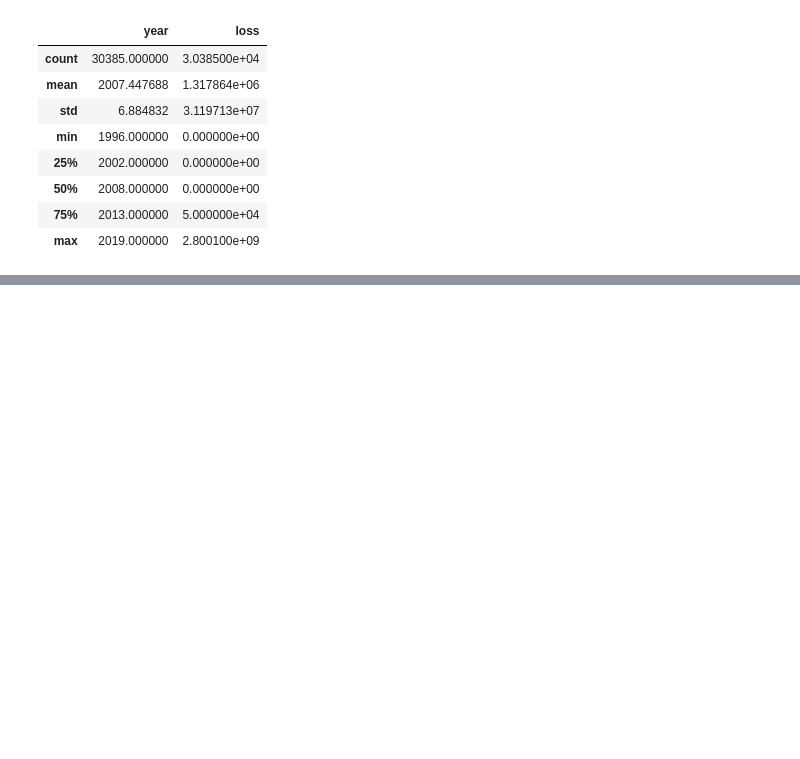
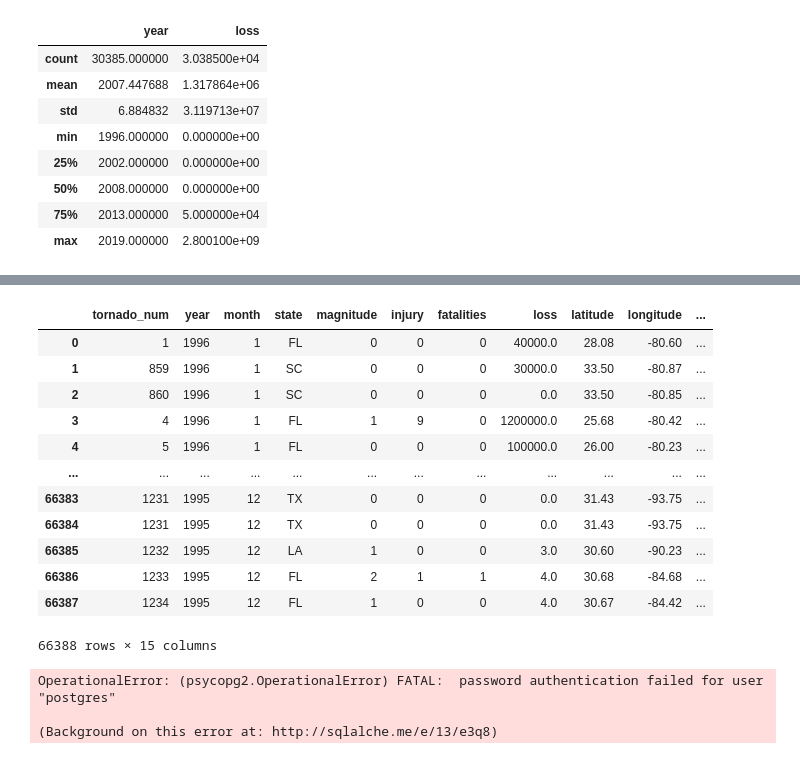
Before and after one commit to terrilvallikalam/Project2-NaturalDisaSTARS, a Jupyter notebook: Data_Cleaning.ipynb, the cells around one changed output, grey strips where cells are left out. Cells and saved outputs as stored; diff of their text form; code cells hidden in the pictures; blank space fills up the shorter version.

Commit message:
dataframe cleaned, need to finish postgres connection code

```diff
--- a/Data_Cleaning.ipynb
+++ b/Data_Cleaning.ipynb
@@ -80,8 +82,8 @@ tornado_df
 # %%
 # Check that all loss values are integers by filtered years
 less1996 = tornado_df.loc[(tornado_df["year"] < 1996)]
-less1996 = less1996[["year", "loss"]]
-less1996.loss.apply(float.is_integer).all()
+less1996_year_loss = less1996[["year", "loss"]]
+less1996_year_loss.loss.apply(float.is_integer).all()
 # %% [output]
 True
 # %%
@@ -260,0 +204,3 @@ formated_loss
+# %%
+tornado_clean = pd.concat([bins_1996_2019,less1996], ignore_index=True)
+tornado_clean.isnull().any()
@@ -260,0 +224,16 @@ formated_loss
+# %%
+tornado_clean
+# %% [output]
+|  | tornado_num | year | month | state | magnitude | injury | fatalities | loss | latitude | longitude | ... |
+| 0 | 1 | 1996 | 1 | FL | 0 | 0 | 0 | 40000.0 | 28.08 | -80.60 | ... |
+| 1 | 859 | 1996 | 1 | SC | 0 | 0 | 0 | 30000.0 | 33.50 | -80.87 | ... |
+| 2 | 860 | 1996 | 1 | SC | 0 | 0 | 0 | 0.0 | 33.50 | -80.85 | ... |
+| 3 | 4 | 1996 | 1 | FL | 1 | 9 | 0 | 1200000.0 | 25.68 | -80.42 | ... |
+| 4 | 5 | 1996 | 1 | FL | 0 | 0 | 0 | 100000.0 | 26.00 | -80.23 | ... |
+| ... | ... | ... | ... | ... | ... | ... | ... | ... | ... | ... | ... |
+| 66383 | 1231 | 1995 | 12 | TX | 0 | 0 | 0 | 0.0 | 31.43 | -93.75 | ... |
+| 66384 | 1231 | 1995 | 12 | TX | 0 | 0 | 0 | 0.0 | 31.43 | -93.75 | ... |
+| 66385 | 1232 | 1995 | 12 | LA | 1 | 0 | 0 | 3.0 | 30.60 | -90.23 | ... |
+| 66386 | 1233 | 1995 | 12 | FL | 2 | 1 | 1 | 4.0 | 30.68 | -84.68 | ... |
+| 66387 | 1234 | 1995 | 12 | FL | 1 | 0 | 0 | 4.0 | 30.67 | -84.42 | ... |
+66388 rows × 15 columns
@@ -260,0 +243,7 @@ formated_loss
+# %%
+#TEST/CALL ENGINE TABLE NAMES
+engine.table_names()
+# %% [output]
+OperationalError: (psycopg2.OperationalError) FATAL:  password authentication failed for user "postgres"
+
+(Background on this error at: http://sqlalche.me/e/13/e3q8)
```
Also changed, not shown: parts of 8 cells of this notebook.
